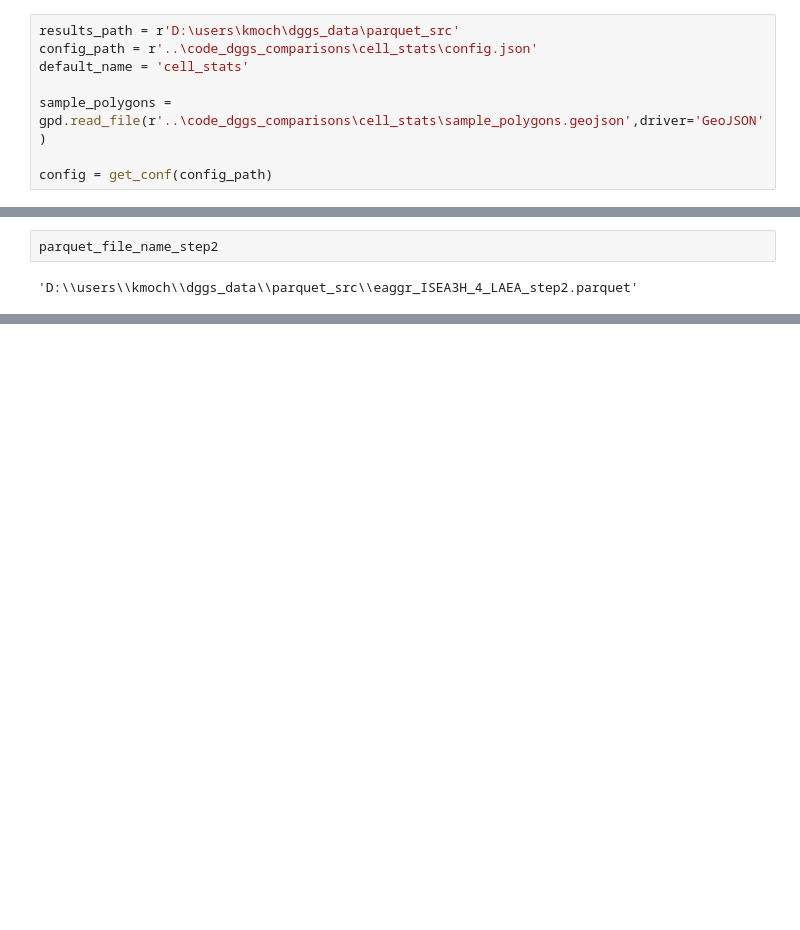
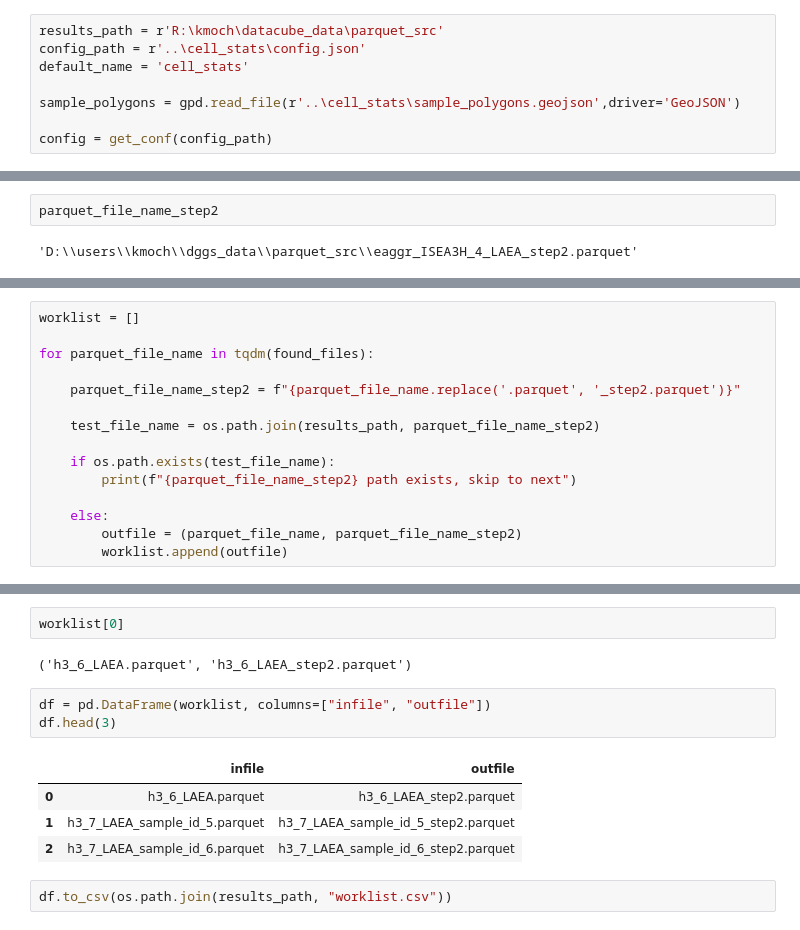
Before and after one commit to LandscapeGeoinformatics/dggs_comparisons, a Jupyter notebook: notebooks/area_zsc_stats.ipynb, the cells around one changed output, grey strips where cells are left out. Cells and saved outputs as stored; diff of their text form; blank space fills up the shorter version.

```diff
--- a/notebooks/area_zsc_stats.ipynb
+++ b/notebooks/area_zsc_stats.ipynb
@@ -105,11 +105,11 @@ def check_geom_dfp(gdf):
     gdf['crossed'] = gdf['geometry'].apply(check_for_geom)
     return gdf
 # %%
-results_path = r'D:\users\kmoch\dggs_data\parquet_src'
-config_path = r'..\code_dggs_comparisons\cell_stats\config.json'
+results_path = r'R:\kmoch\datacube_data\parquet_src'
+config_path = r'..\cell_stats\config.json'
 default_name = 'cell_stats'
 
-sample_polygons = gpd.read_file(r'..\code_dggs_comparisons\cell_stats\sample_polygons.geojson',driver='GeoJSON')
+sample_polygons = gpd.read_file(r'..\cell_stats\sample_polygons.geojson',driver='GeoJSON')
 
 config = get_conf(config_path)
 # %%
@@ -736,0 +788,15 @@ parquet_file_name_step2
+# %%
+worklist = []
+
+for parquet_file_name in tqdm(found_files):
+
+    parquet_file_name_step2 = f"{parquet_file_name.replace('.parquet', '_step2.parquet')}"
+
+    test_file_name = os.path.join(results_path, parquet_file_name_step2)
+
+    if os.path.exists(test_file_name):
+        print(f"{parquet_file_name_step2} path exists, skip to next")
+
+    else:
+        outfile = (parquet_file_name, parquet_file_name_step2)
+        worklist.append(outfile)
@@ -736,0 +885,14 @@ parquet_file_name_step2
+# %%
+worklist[0]
+# %% [output]
+('h3_6_LAEA.parquet', 'h3_6_LAEA_step2.parquet')
+# %%
+df = pd.DataFrame(worklist, columns=["infile", "outfile"])
+df.head(3)
+# %% [output]
+|  | infile | outfile |
+| 0 | h3_6_LAEA.parquet | h3_6_LAEA_step2.parquet |
+| 1 | h3_7_LAEA_sample_id_5.parquet | h3_7_LAEA_sample_id_5_step2.parquet |
+| 2 | h3_7_LAEA_sample_id_6.parquet | h3_7_LAEA_sample_id_6_step2.parquet |
+# %%
+df.to_csv(os.path.join(results_path, "worklist.csv"))
```
Also changed, not shown: parts of 7 cells of this notebook, 2 other files.
